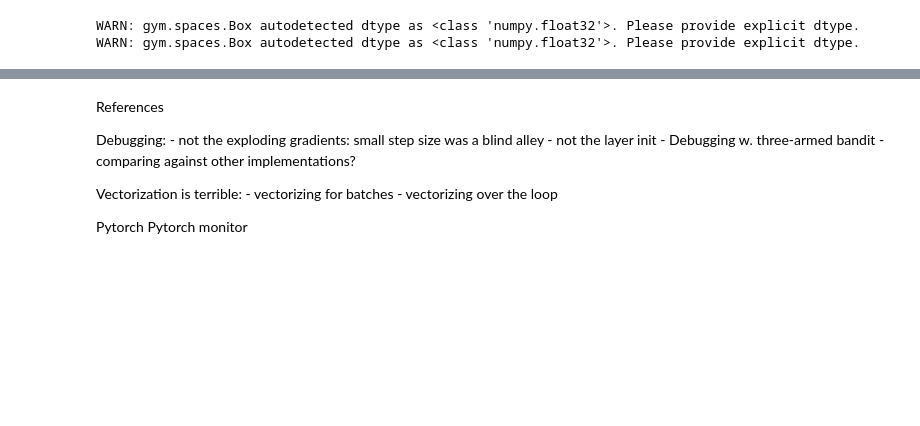
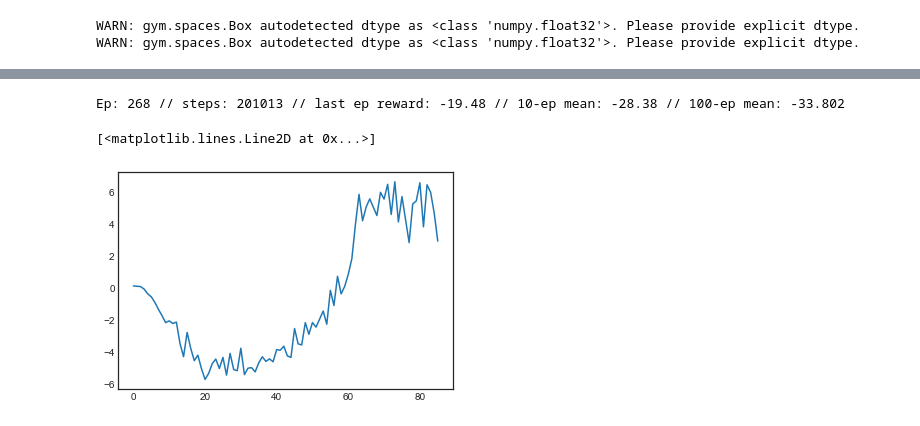
Before and after one commit to liavkoren/ai-ml-rl, a Jupyter notebook: dqn_implementations/mine/DQN part 2 -- Distributional DQN.ipynb, the cells around one changed output, grey strips where cells are left out. Saved outputs shown, nothing was run; the diff lists cells and outputs as text; code cells hidden in the pictures; blank space fills up the shorter version.

Commit message:
Big clean up and started write-up component of Categorical DQN work.

```diff
--- a/dqn_implementations/mine/DQN part 2 -- Distributional DQN.ipynb
+++ b/dqn_implementations/mine/DQN part 2 -- Distributional DQN.ipynb
@@ -149,7 +225,6 @@ class CategoricalAgent:
     learning_rate = attr.ib(default=0.000001)
     monitor_every = attr.ib(default=50)
     logger = attr.ib(default=None)
-    xavier = attr.ib(default=False)
     reward_scaling = attr.ib(default=1.0)
 
     def __attrs_post_init__(self):
@@ -159,25 +234,12 @@ class CategoricalAgent:
         self.action_shape = self.env.action_space.n
         self.online_net = ValueDistribution(state_shape=state_shape, action_shape=self.action_shape, vmin=self.vmin, vmax=self.vmax, num_atoms=self.num_atoms)
         self.target_net = ValueDistribution(state_shape=state_shape, action_shape=self.action_shape, vmin=self.vmin, vmax=self.vmax, num_atoms=self.num_atoms)
-        if self.xavier:
-            gain = nn.init.calculate_gain('relu')
-            for param in self.online_net.parameters():
-                if param.dim() < 2:
-                    continue
-                nn.init.xavier_normal_(param, gain=gain)
         self.target_net.load_state_dict(self.online_net.state_dict())
         self.optimizer = torch.optim.Adam(self.online_net.parameters(), lr=self.learning_rate)
-        self.reset_data_recorders()
-
-    def reset_data_recorders(self):
+        self.steps = 0
+        self.target_net_q_values = []
         self.episode_rewards = []
-        self.episode_losses = []
-        self.td_errors = []
-        self.online_net_q_values = []
-        self.target_net_q_values = []
-        self.w1_gradient = []
-        self.w2_gradient = []
-        self.steps = 0
+        self.training_loss = []
 
     def render(self, episode):
         if self.render_every and episode % self.render_every == 0:
@@ -198,7 +260,9 @@ class CategoricalAgent:
         return loss.item()/self.minibatch_size
 
     def monitor(self):
-        if self.steps % self.monitor_every == 0:
+        if not hasattr(self.target_net, 'monitoring'):
+            return
+        if self.monitor_every and self.steps % self.monitor_every == 0:
             self.target_net.monitoring(True)
         else:
             self.target_net.monitoring(False)
@@ -210,9 +274,9 @@ class CategoricalAgent:
             episode_loss = 0
             state = torch.tensor(self.env.reset(), dtype=torch.float)
             self.target_net_q_values.append(self.target_net.predict_action_values(state).max().item())
-            if self.steps == 0:
+            if self.steps == 0 and self.logger:
                 self.logger.add_graph(self.target_net, state)
-            writer.add_scalar('Target net Q values', self.target_net_q_values[-1], self.steps)
+            # writer.add_scalar('Target net Q values', self.target_net_q_values[-1], episode)
             while not episode_done:
                 epsilon = self.epsilon_min + (self.epsilon_max - self.epsilon_min) * math.exp(-self.annealing_const * self.steps)
                 self.steps += 1
@@ -236,9 +300,10 @@ class CategoricalAgent:
                     self.target_net.load_state_dict(self.online_net.state_dict())
                 if episode_done:
                     self.episode_rewards.append(episode_reward)
+                    self.training_loss.append(episode_loss)
                     print(self.training_progress_report(episode), end='\r', flush=True)
-                    writer.add_scalar('train loss', episode_loss, self.steps)
-                    writer.add_scalar('episode reward', episode_reward, self.steps)
+                    # writer.add_scalar('train loss', episode_loss, episode)
+                    # writer.add_scalar('episode reward', episode_reward, episode)
         self.env.close()
 
     def test(self):
@@ -630,15 +311,17 @@ def categorical_loss(online_net, target_net, transitions, discount):
-# %% [markdown]
-References
-
-Debugging:
-    - not the exploding gradients: small step size was a blind alley
-    - not the layer init
-    - Debugging w. three-armed bandit
-    - comparing against other implementations?
-
-Vectorization is terrible:
-    - vectorizing for batches
-    - vectorizing over the loop
-
-Pytorch
-Pytorch monitor
+# %%
+agent = CategoricalAgent(
+    lunarlander,
+    learning_rate=0.00003,
+    monitor_every=0,
+    num_episodes=1000,
+    update_target_every=100,
+    reward_scaling=.3
+)
+agent.train()
+# %% [output]
+Ep: 268 // steps: 201013 // last ep reward: -19.48 // 10-ep mean: -28.38 // 100-ep mean: -33.802
+# %%
+plt.plot(agent.target_net_q_values)
+# %% [output]
+[<matplotlib.lines.Line2D at 0x...>]
+[figure, added]
```
Also changed, not shown: parts of 15 cells of this notebook.
